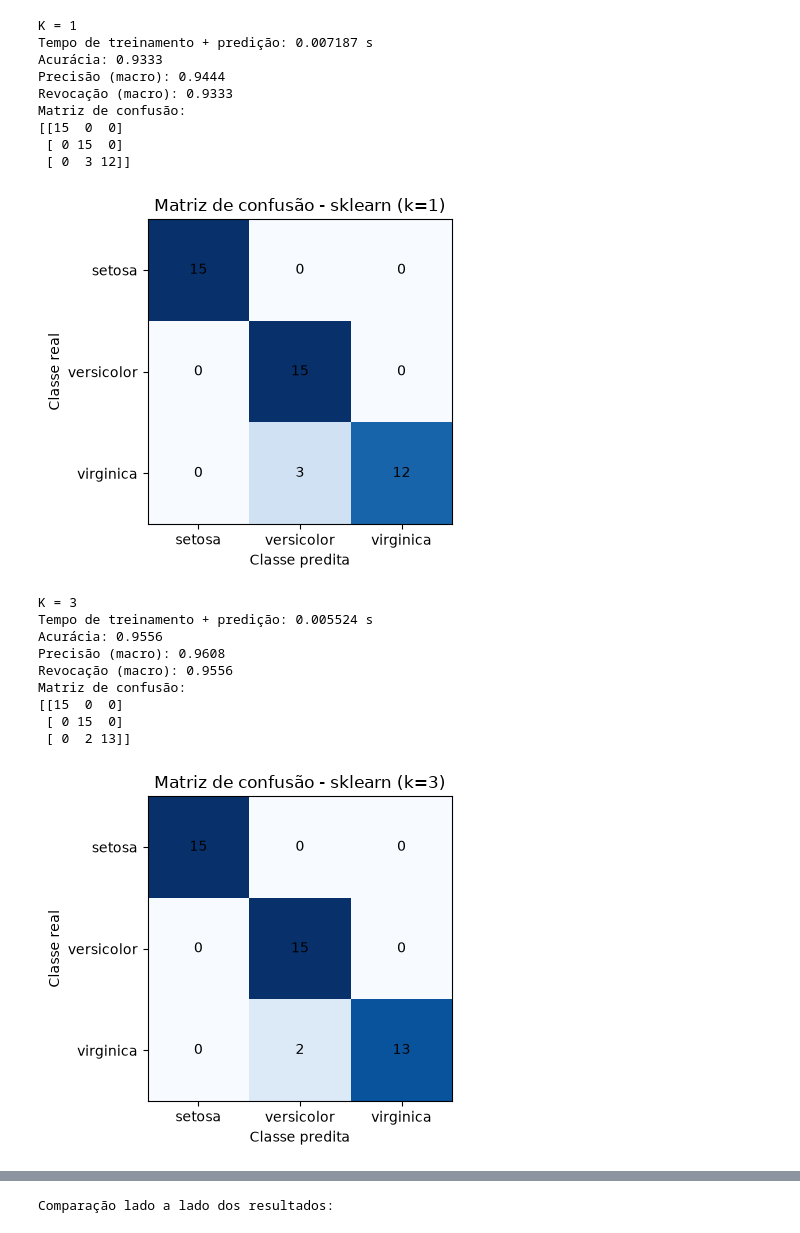
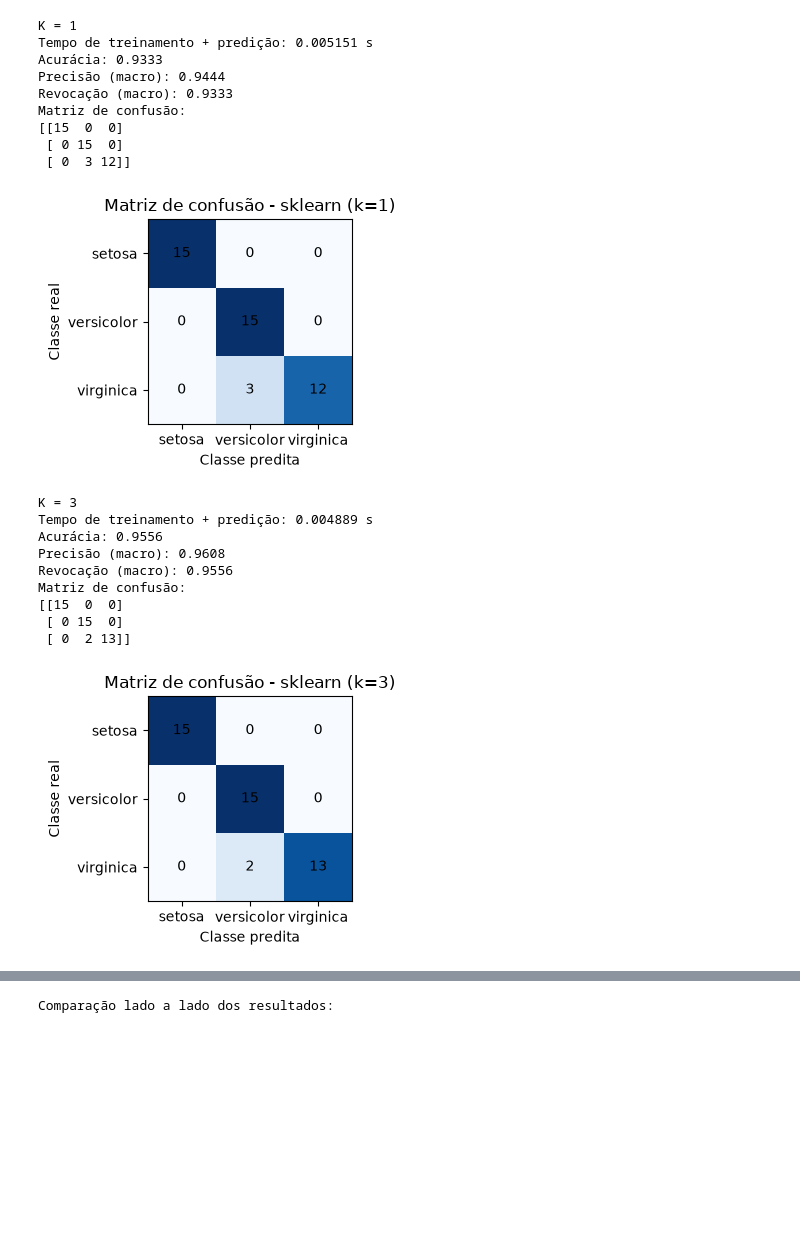
Before and after one commit to joaopbrites/gcc-128_trabalho-pratico-1, a Jupyter notebook: anderson_fernandes-joao_pedro.ipynb, the cells around one changed output, grey strips where cells are left out. Saved outputs shown, nothing was run; the diff lists cells and outputs as text; code cells hidden in the pictures; blank space fills up the shorter version.

```diff
--- a/anderson_fernandes-joao_pedro.ipynb
+++ b/anderson_fernandes-joao_pedro.ipynb
@@ -79,7 +127,7 @@ for k in [1, 3, 5, 7]:
     print("Matriz de confusão:")
     print(cm)
 
-    plt.figure(figsize=(5, 4))
+    plt.figure(figsize=(4, 3))
     plt.imshow(cm, cmap='Blues')
     plt.title(f'Matriz de confusão - KNN manual (k={k})')
     plt.xticks([0, 1, 2], iris.target_names)
@@ -196,38 +217,38 @@ for k in [1, 3, 5, 7]:
     print(f"\nK = {k}")
     print(f"Tempo de treinamento + predição: {elapsed_time:.6f} s")
     print(f"Acurácia: {accuracy:.4f}")
     print(f"Precisão (macro): {precision:.4f}")
     print(f"Revocação (macro): {recall:.4f}")
     print("Matriz de confusão:")
     print(cm)
 
-    plt.figure(figsize=(5, 4))
+    plt.figure(figsize=(4, 3))
     plt.imshow(cm, cmap='Blues')
     plt.title(f'Matriz de confusão - sklearn (k={k})')
     plt.xticks([0, 1, 2], iris.target_names)
     plt.yticks([0, 1, 2], iris.target_names)
 
     for i in range(cm.shape[0]):
         for j in range(cm.shape[1]):
             plt.text(j, i, str(cm[i, j]), ha='center', va='center', color='black')
 
     plt.xlabel('Classe predita')
     plt.ylabel('Classe real')
     plt.tight_layout()
     plt.show()
 # %% [output]
 K = 1
-Tempo de treinamento + predição: 0.007187 s
+Tempo de treinamento + predição: 0.005151 s
 Acurácia: 0.9333
 Precisão (macro): 0.9444
 Revocação (macro): 0.9333
 Matriz de confusão:
 [[15  0  0]
  [ 0 15  0]
  [ 0  3 12]]
-[figure, old version]
+[figure, new version]
 K = 3
-Tempo de treinamento + predição: 0.005524 s
+Tempo de treinamento + predição: 0.004889 s
 Acurácia: 0.9556
 Precisão (macro): 0.9608
 Revocação (macro): 0.9556
@@ -235,5 +256,5 @@ Matriz de confusão:
 [[15  0  0]
  [ 0 15  0]
  [ 0  2 13]]
-[figure, old version]
+[figure, new version]
 K = 5
```
Also changed, not shown: parts of 8 cells of this notebook, 1 other file.
